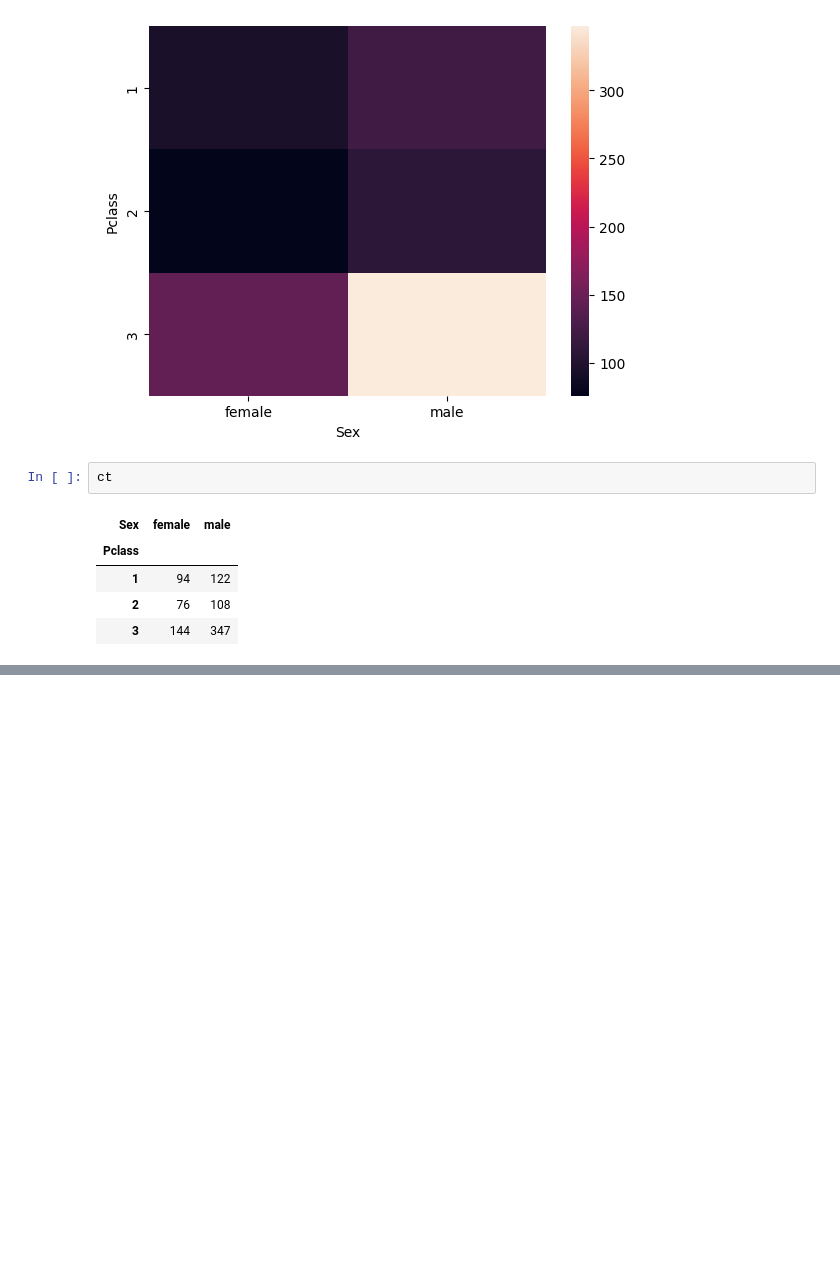
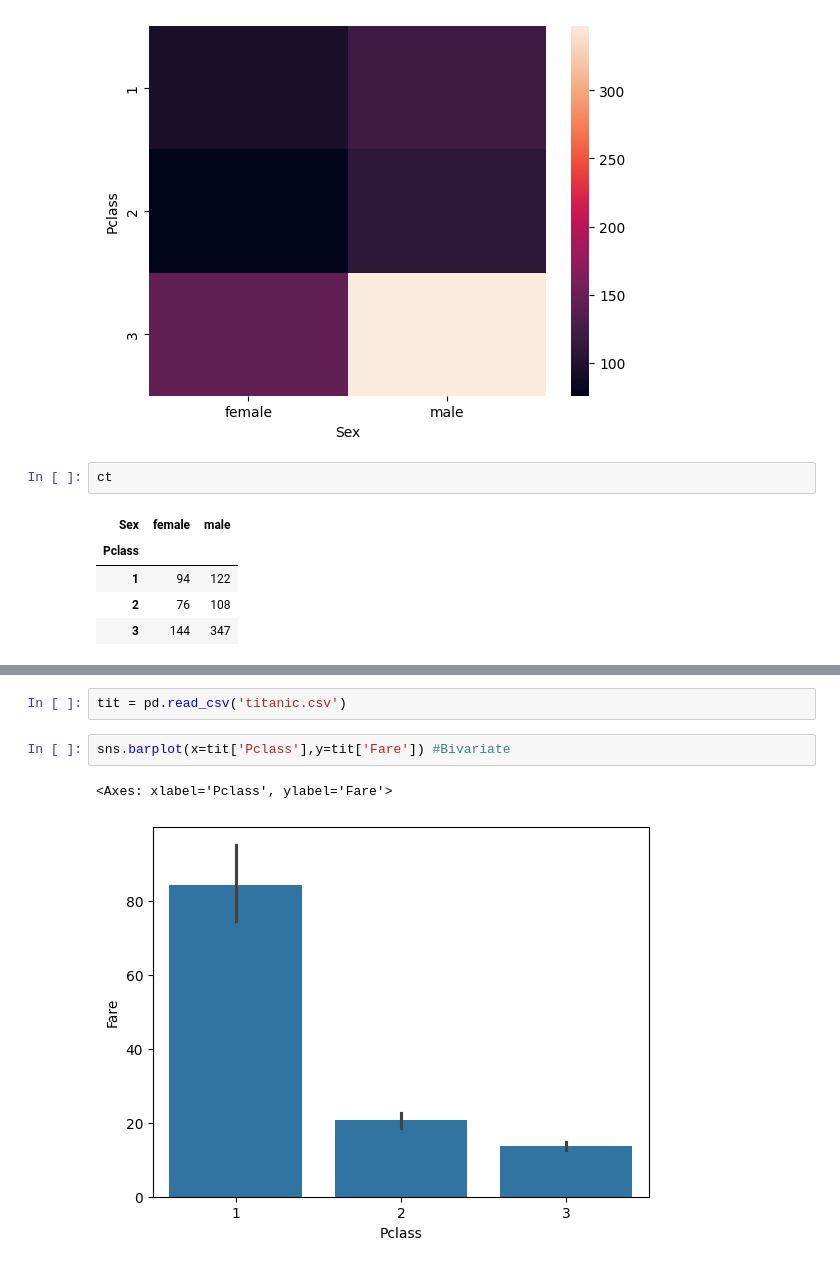
Before and after one commit to AKASHSBALSARAF/practice, a Jupyter notebook: Descriptive Stat1.ipynb, the cells around one changed output, grey strips where cells are left out. Saved outputs shown, nothing was run; the diff lists cells and outputs as text; blank space fills up the shorter version.

```diff
--- a/Descriptive Stat1.ipynb
+++ b/Descriptive Stat1.ipynb
@@ -233,0 +287,7 @@ ct
+# %%
+tit = pd.read_csv('titanic.csv')
+# %%
+sns.barplot(x=tit['Pclass'],y=tit['Fare']) #Bivariate
+# %% [output]
+<Axes: xlabel='Pclass', ylabel='Fare'>
+[figure, added]
```
Also changed, not shown: parts of 24 cells of this notebook, 1 other file.
